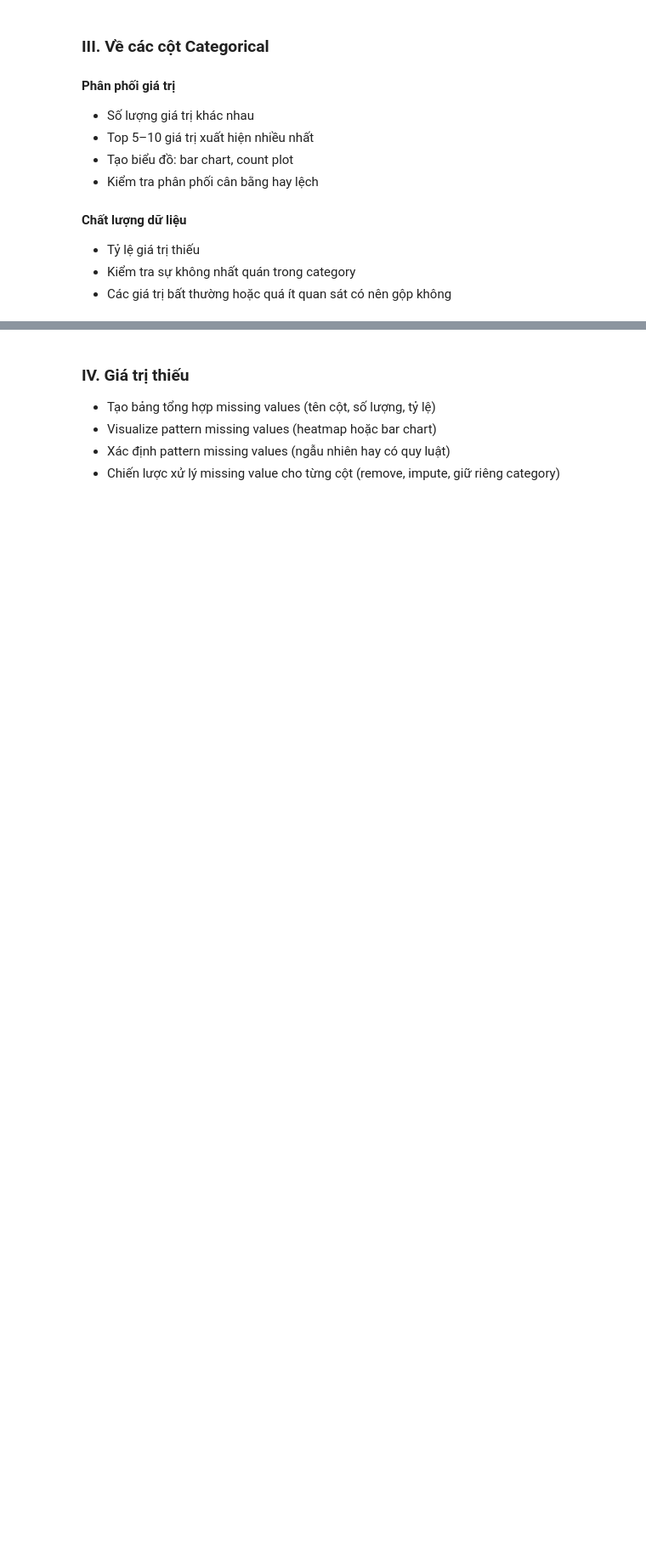
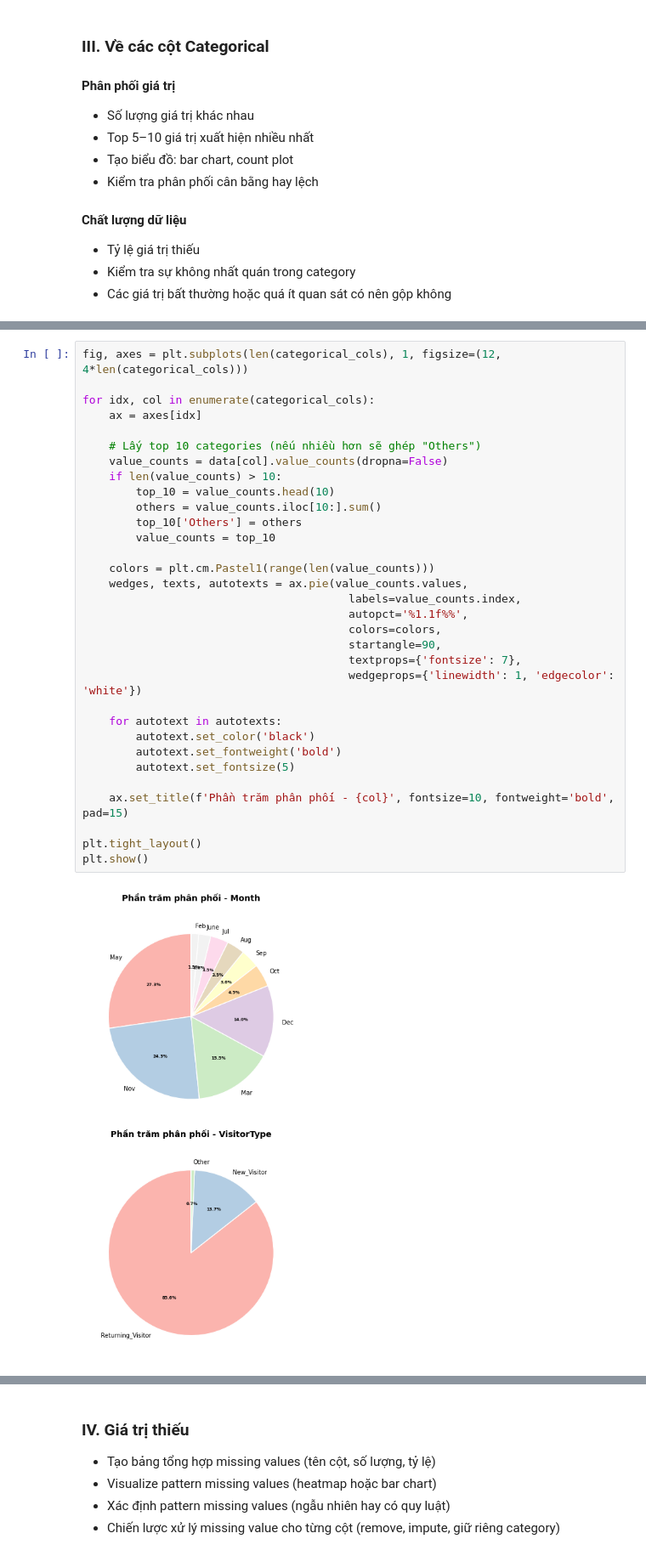
Before and after one commit to pnquyn/FinalProject_P4DataScience, a Jupyter notebook: project.ipynb, the cells around one changed output, grey strips where cells are left out. Shown at 85% size. Cells and saved outputs as stored; diff of their text form; blank space fills up the shorter version.

```diff
--- a/project.ipynb
+++ b/project.ipynb
@@ -141,0 +279,34 @@ data.head()
+# %%
+fig, axes = plt.subplots(len(categorical_cols), 1, figsize=(12, 4*len(categorical_cols)))
+
+for idx, col in enumerate(categorical_cols):
+    ax = axes[idx]
+
+    # Lấy top 10 categories (nếu nhiều hơn sẽ ghép "Others")
+    value_counts = data[col].value_counts(dropna=False)
+    if len(value_counts) > 10:
+        top_10 = value_counts.head(10)
+        others = value_counts.iloc[10:].sum()
+        top_10['Others'] = others
+        value_counts = top_10
+
+    colors = plt.cm.Pastel1(range(len(value_counts)))
+    wedges, texts, autotexts = ax.pie(value_counts.values,
+                                        labels=value_counts.index,
+                                        autopct='%1.1f%%',
+                                        colors=colors,
+                                        startangle=90,
+                                        textprops={'fontsize': 7},
+                                        wedgeprops={'linewidth': 1, 'edgecolor': 'white'})
+
+    for autotext in autotexts:
+        autotext.set_color('black')
+        autotext.set_fontweight('bold')
+        autotext.set_fontsize(5)
+
+    ax.set_title(f'Phần trăm phân phối - {col}', fontsize=10, fontweight='bold', pad=15)
+
+plt.tight_layout()
+plt.show()
+# %% [output]
+[figure, added]
```
Also changed, not shown: parts of 7 cells of this notebook.
